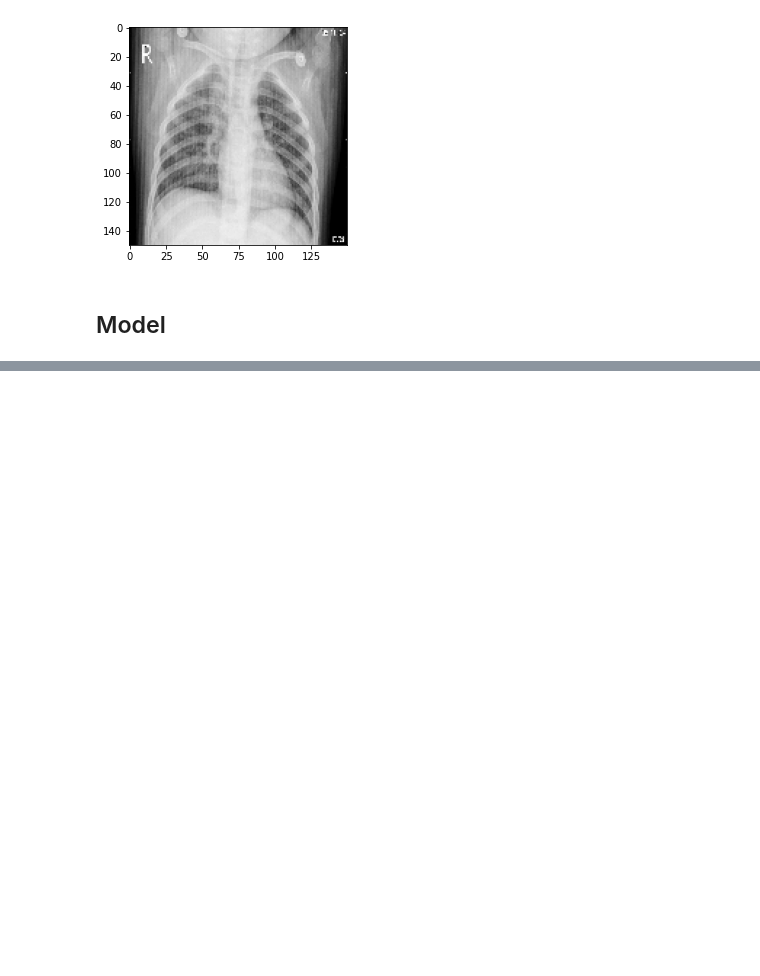
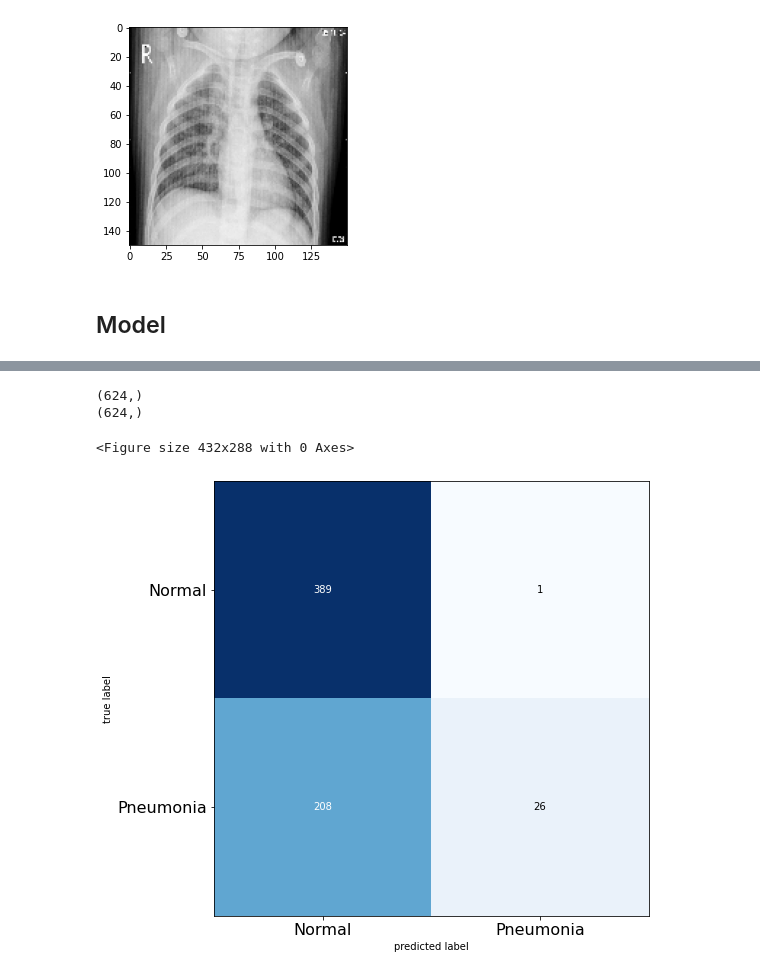
Before and after one commit to victortrigo/CNN-pneumonia, a Jupyter notebook: cnn-para-diagnostico-de-neumonia.ipynb, the cells around one changed output, grey strips where cells are left out. Cells and saved outputs as stored; diff of their text form; code cells hidden in the pictures; blank space fills up the shorter version.

```diff
--- a/cnn-para-diagnostico-de-neumonia.ipynb
+++ b/cnn-para-diagnostico-de-neumonia.ipynb
@@ -305,0 +310,23 @@ Accuracy of the model is -  77.88461446762085 %
+# %%
+preds = model.predict(x_test, batch_size=16)
+preds = np.argmax(preds, axis=-1)
+
+orig_test_labels = np.argmax(y_test, axis=-1)
+
+print(orig_test_labels.shape)
+print(preds.shape)
+# %% [output]
+(624,)
+(624,)
+# %%
+from mlxtend.plotting import plot_confusion_matrix
+
+cm  = confusion_matrix(orig_test_labels, preds)
+plt.figure()
+plot_confusion_matrix(cm,figsize=(12,8), hide_ticks=True,cmap=plt.cm.Blues)
+plt.xticks(range(2), ['Normal', 'Pneumonia'], fontsize=16)
+plt.yticks(range(2), ['Normal', 'Pneumonia'], fontsize=16)
+plt.show()
+# %% [output]
+<Figure size 432x288 with 0 Axes>
+[figure, added]
```
Also changed, not shown: parts of 12 cells of this notebook.
